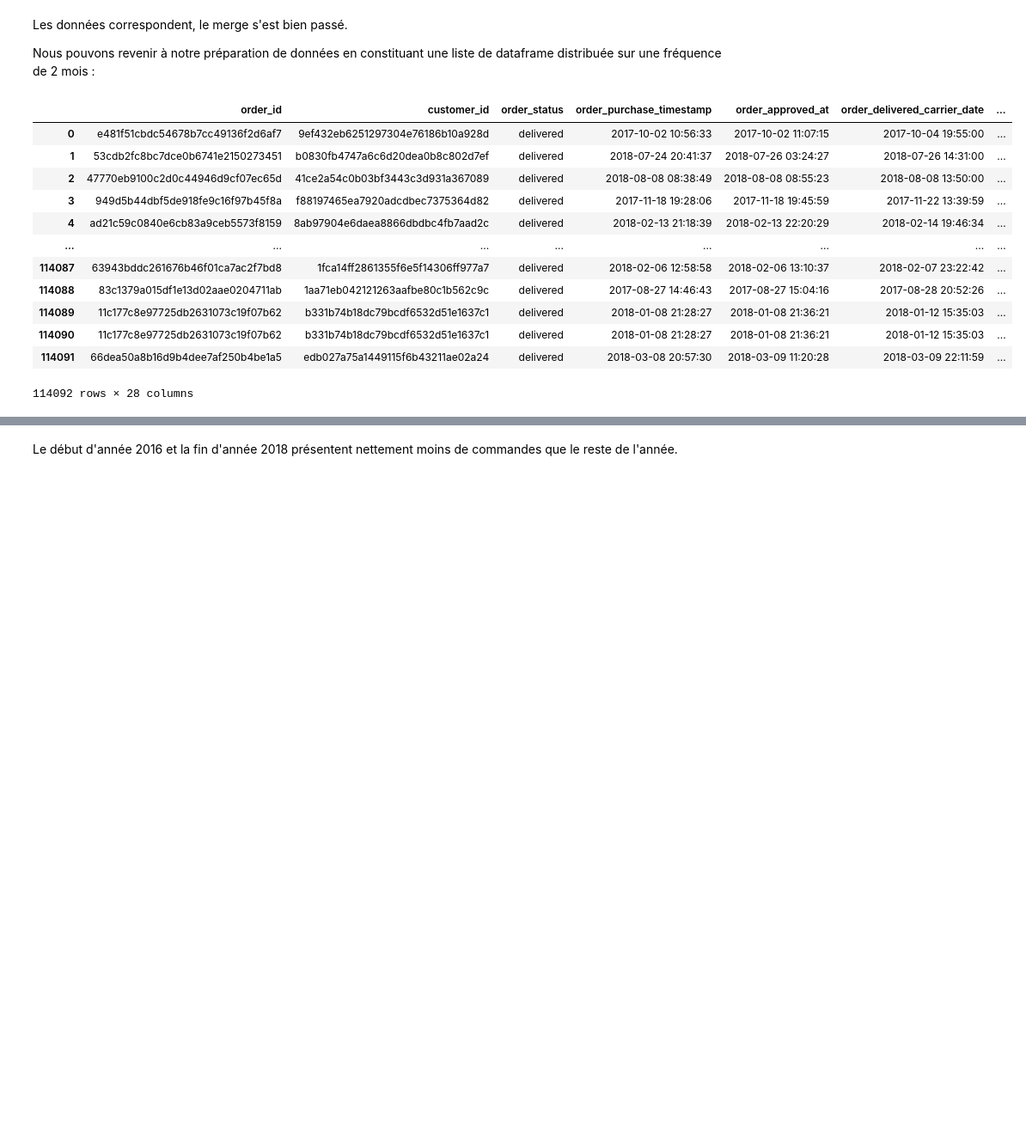
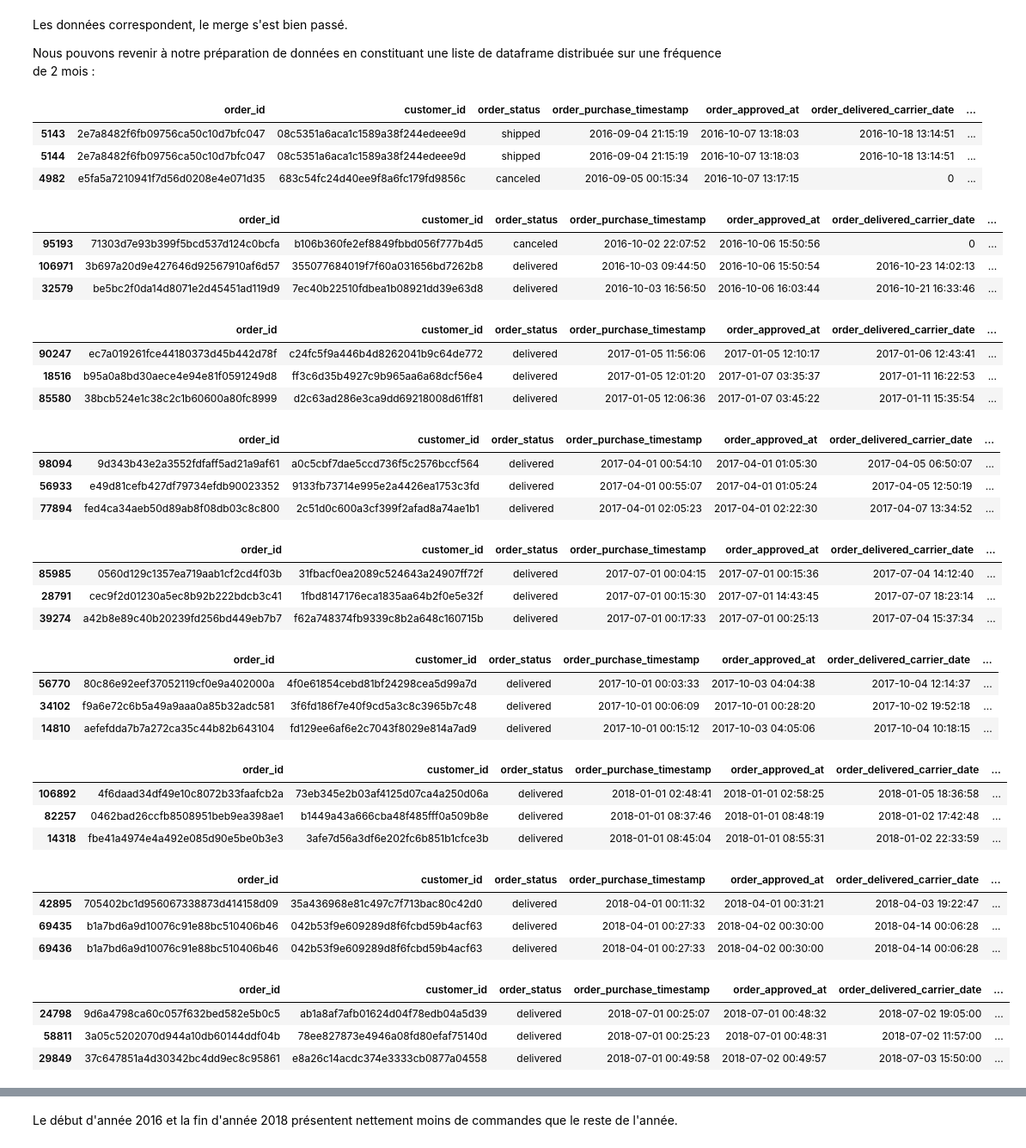
Before and after one commit to ChristopheComas/003_Client_segmentation, a Jupyter notebook: 5.3_COMAS_Christophe_Olist_Notebook_Stabilite.ipynb, the cells around one changed output, grey strips where cells are left out. Shown: that part at 86% size. Saved outputs shown, nothing was run; the diff lists cells and outputs as text; code cells hidden in the pictures; blank space fills up the shorter version.

```diff
--- a/5.3_COMAS_Christophe_Olist_Notebook_Stabilite.ipynb
+++ b/5.3_COMAS_Christophe_Olist_Notebook_Stabilite.ipynb
@@ -731,24 +307,49 @@ Nous pouvons revenir à notre préparation de données en constituant une liste
 # %%
 # sample data
 df = df_merged3
 df['review_score'].fillna(df['review_score'].median(), inplace=True)
 df.fillna(0, inplace=True)
-display(df)
 # groupby your key and freq
-g = df.groupby(pd.Grouper(key='order_purchase_timestamp', freq='2M'))
+g = df.groupby(pd.Grouper(key='order_purchase_timestamp', freq='3M'))
 # groups to a list of dataframes with list comprehension
 dfs = [group for _,group in g]
+
+for df in dfs :
+    display(df.head(3))
 # %% [output]
 |  | order_id | customer_id | order_status | order_purchase_timestamp | order_approved_at | order_delivered_carrier_date | ... |
-| 0 | e481f51cbdc54678b7cc49136f2d6af7 | 9ef432eb6251297304e76186b10a928d | delivered | 2017-10-02 10:56:33 | 2017-10-02 11:07:15 | 2017-10-04 19:55:00 | ... |
-| 1 | 53cdb2fc8bc7dce0b6741e2150273451 | b0830fb4747a6c6d20dea0b8c802d7ef | delivered | 2018-07-24 20:41:37 | 2018-07-26 03:24:27 | 2018-07-26 14:31:00 | ... |
-| 2 | 47770eb9100c2d0c44946d9cf07ec65d | 41ce2a54c0b03bf3443c3d931a367089 | delivered | 2018-08-08 08:38:49 | 2018-08-08 08:55:23 | 2018-08-08 13:50:00 | ... |
-| 3 | 949d5b44dbf5de918fe9c16f97b45f8a | f88197465ea7920adcdbec7375364d82 | delivered | 2017-11-18 19:28:06 | 2017-11-18 19:45:59 | 2017-11-22 13:39:59 | ... |
-| 4 | ad21c59c0840e6cb83a9ceb5573f8159 | 8ab97904e6daea8866dbdbc4fb7aad2c | delivered | 2018-02-13 21:18:39 | 2018-02-13 22:20:29 | 2018-02-14 19:46:34 | ... |
-| ... | ... | ... | ... | ... | ... | ... | ... |
-| 114087 | 63943bddc261676b46f01ca7ac2f7bd8 | 1fca14ff2861355f6e5f14306ff977a7 | delivered | 2018-02-06 12:58:58 | 2018-02-06 13:10:37 | 2018-02-07 23:22:42 | ... |
-| 114088 | 83c1379a015df1e13d02aae0204711ab | 1aa71eb042121263aafbe80c1b562c9c | delivered | 2017-08-27 14:46:43 | 2017-08-27 15:04:16 | 2017-08-28 20:52:26 | ... |
-| 114089 | 11c177c8e97725db2631073c19f07b62 | b331b74b18dc79bcdf6532d51e1637c1 | delivered | 2018-01-08 21:28:27 | 2018-01-08 21:36:21 | 2018-01-12 15:35:03 | ... |
-| 114090 | 11c177c8e97725db2631073c19f07b62 | b331b74b18dc79bcdf6532d51e1637c1 | delivered | 2018-01-08 21:28:27 | 2018-01-08 21:36:21 | 2018-01-12 15:35:03 | ... |
-| 114091 | 66dea50a8b16d9b4dee7af250b4be1a5 | edb027a75a1449115f6b43211ae02a24 | delivered | 2018-03-08 20:57:30 | 2018-03-09 11:20:28 | 2018-03-09 22:11:59 | ... |
+| 5143 | 2e7a8482f6fb09756ca50c10d7bfc047 | 08c5351a6aca1c1589a38f244edeee9d | shipped | 2016-09-04 21:15:19 | 2016-10-07 13:18:03 | 2016-10-18 13:14:51 | ... |
+| 5144 | 2e7a8482f6fb09756ca50c10d7bfc047 | 08c5351a6aca1c1589a38f244edeee9d | shipped | 2016-09-04 21:15:19 | 2016-10-07 13:18:03 | 2016-10-18 13:14:51 | ... |
+| 4982 | e5fa5a7210941f7d56d0208e4e071d35 | 683c54fc24d40ee9f8a6fc179fd9856c | canceled | 2016-09-05 00:15:34 | 2016-10-07 13:17:15 | 0 | ... |
-114092 rows × 28 columns
+|  | order_id | customer_id | order_status | order_purchase_timestamp | order_approved_at | order_delivered_carrier_date | ... |
+| 95193 | 71303d7e93b399f5bcd537d124c0bcfa | b106b360fe2ef8849fbbd056f777b4d5 | canceled | 2016-10-02 22:07:52 | 2016-10-06 15:50:56 | 0 | ... |
+| 106971 | 3b697a20d9e427646d92567910af6d57 | 355077684019f7f60a031656bd7262b8 | delivered | 2016-10-03 09:44:50 | 2016-10-06 15:50:54 | 2016-10-23 14:02:13 | ... |
+| 32579 | be5bc2f0da14d8071e2d45451ad119d9 | 7ec40b22510fdbea1b08921dd39e63d8 | delivered | 2016-10-03 16:56:50 | 2016-10-06 16:03:44 | 2016-10-21 16:33:46 | ... |
+|  | order_id | customer_id | order_status | order_purchase_timestamp | order_approved_at | order_delivered_carrier_date | ... |
+| 90247 | ec7a019261fce44180373d45b442d78f | c24fc5f9a446b4d8262041b9c64de772 | delivered | 2017-01-05 11:56:06 | 2017-01-05 12:10:17 | 2017-01-06 12:43:41 | ... |
+| 18516 | b95a0a8bd30aece4e94e81f0591249d8 | ff3c6d35b4927c9b965aa6a68dcf56e4 | delivered | 2017-01-05 12:01:20 | 2017-01-07 03:35:37 | 2017-01-11 16:22:53 | ... |
+| 85580 | 38bcb524e1c38c2c1b60600a80fc8999 | d2c63ad286e3ca9dd69218008d61ff81 | delivered | 2017-01-05 12:06:36 | 2017-01-07 03:45:22 | 2017-01-11 15:35:54 | ... |
+|  | order_id | customer_id | order_status | order_purchase_timestamp | order_approved_at | order_delivered_carrier_date | ... |
+| 98094 | 9d343b43e2a3552fdfaff5ad21a9af61 | a0c5cbf7dae5ccd736f5c2576bccf564 | delivered | 2017-04-01 00:54:10 | 2017-04-01 01:05:30 | 2017-04-05 06:50:07 | ... |
+| 56933 | e49d81cefb427df79734efdb90023352 | 9133fb73714e995e2a4426ea1753c3fd | delivered | 2017-04-01 00:55:07 | 2017-04-01 01:05:24 | 2017-04-05 12:50:19 | ... |
+| 77894 | fed4ca34aeb50d89ab8f08db03c8c800 | 2c51d0c600a3cf399f2afad8a74ae1b1 | delivered | 2017-04-01 02:05:23 | 2017-04-01 02:22:30 | 2017-04-07 13:34:52 | ... |
+|  | order_id | customer_id | order_status | order_purchase_timestamp | order_approved_at | order_delivered_carrier_date | ... |
+| 85985 | 0560d129c1357ea719aab1cf2cd4f03b | 31fbacf0ea2089c524643a24907ff72f | delivered | 2017-07-01 00:04:15 | 2017-07-01 00:15:36 | 2017-07-04 14:12:40 | ... |
+| 28791 | cec9f2d01230a5ec8b92b222bdcb3c41 | 1fbd8147176eca1835aa64b2f0e5e32f | delivered | 2017-07-01 00:15:30 | 2017-07-01 14:43:45 | 2017-07-07 18:23:14 | ... |
+| 39274 | a42b8e89c40b20239fd256bd449eb7b7 | f62a748374fb9339c8b2a648c160715b | delivered | 2017-07-01 00:17:33 | 2017-07-01 00:25:13 | 2017-07-04 15:37:34 | ... |
+|  | order_id | customer_id | order_status | order_purchase_timestamp | order_approved_at | order_delivered_carrier_date | ... |
+| 56770 | 80c86e92eef37052119cf0e9a402000a | 4f0e61854cebd81bf24298cea5d99a7d | delivered | 2017-10-01 00:03:33 | 2017-10-03 04:04:38 | 2017-10-04 12:14:37 | ... |
+| 34102 | f9a6e72c6b5a49a9aaa0a85b32adc581 | 3f6fd186f7e40f9cd5a3c8c3965b7c48 | delivered | 2017-10-01 00:06:09 | 2017-10-01 00:28:20 | 2017-10-02 19:52:18 | ... |
+| 14810 | aefefdda7b7a272ca35c44b82b643104 | fd129ee6af6e2c7043f8029e814a7ad9 | delivered | 2017-10-01 00:15:12 | 2017-10-03 04:05:06 | 2017-10-04 10:18:15 | ... |
+|  | order_id | customer_id | order_status | order_purchase_timestamp | order_approved_at | order_delivered_carrier_date | ... |
+| 106892 | 4f6daad34df49e10c8072b33faafcb2a | 73eb345e2b03af4125d07ca4a250d06a | delivered | 2018-01-01 02:48:41 | 2018-01-01 02:58:25 | 2018-01-05 18:36:58 | ... |
+| 82257 | 0462bad26ccfb8508951beb9ea398ae1 | b1449a43a666cba48f485fff0a509b8e | delivered | 2018-01-01 08:37:46 | 2018-01-01 08:48:19 | 2018-01-02 17:42:48 | ... |
+| 14318 | fbe41a4974e4a492e085d90e5be0b3e3 | 3afe7d56a3df6e202fc6b851b1cfce3b | delivered | 2018-01-01 08:45:04 | 2018-01-01 08:55:31 | 2018-01-02 22:33:59 | ... |
+|  | order_id | customer_id | order_status | order_purchase_timestamp | order_approved_at | order_delivered_carrier_date | ... |
+| 42895 | 705402bc1d956067338873d414158d09 | 35a436968e81c497c7f713bac80c42d0 | delivered | 2018-04-01 00:11:32 | 2018-04-01 00:31:21 | 2018-04-03 19:22:47 | ... |
+| 69435 | b1a7bd6a9d10076c91e88bc510406b46 | 042b53f9e609289d8f6fcbd59b4acf63 | delivered | 2018-04-01 00:27:33 | 2018-04-02 00:30:00 | 2018-04-14 00:06:28 | ... |
+| 69436 | b1a7bd6a9d10076c91e88bc510406b46 | 042b53f9e609289d8f6fcbd59b4acf63 | delivered | 2018-04-01 00:27:33 | 2018-04-02 00:30:00 | 2018-04-14 00:06:28 | ... |
+|  | order_id | customer_id | order_status | order_purchase_timestamp | order_approved_at | order_delivered_carrier_date | ... |
+| 24798 | 9d6a4798ca60c057f632bed582e5b0c5 | ab1a8af7afb01624d04f78edb04a5d39 | delivered | 2018-07-01 00:25:07 | 2018-07-01 00:48:32 | 2018-07-02 19:05:00 | ... |
+| 58811 | 3a05c5202070d944a10db60144ddf04b | 78ee827873e4946a08fd80efaf75140d | delivered | 2018-07-01 00:25:23 | 2018-07-01 00:48:31 | 2018-07-02 11:57:00 | ... |
+| 29849 | 37c647851a4d30342bc4dd9ec8c95861 | e8a26c14acdc374e3333cb0877a04558 | delivered | 2018-07-01 00:49:58 | 2018-07-02 00:49:57 | 2018-07-03 15:50:00 | ... |
```
Also changed, not shown: parts of 9 cells of this notebook, 3 other files.
